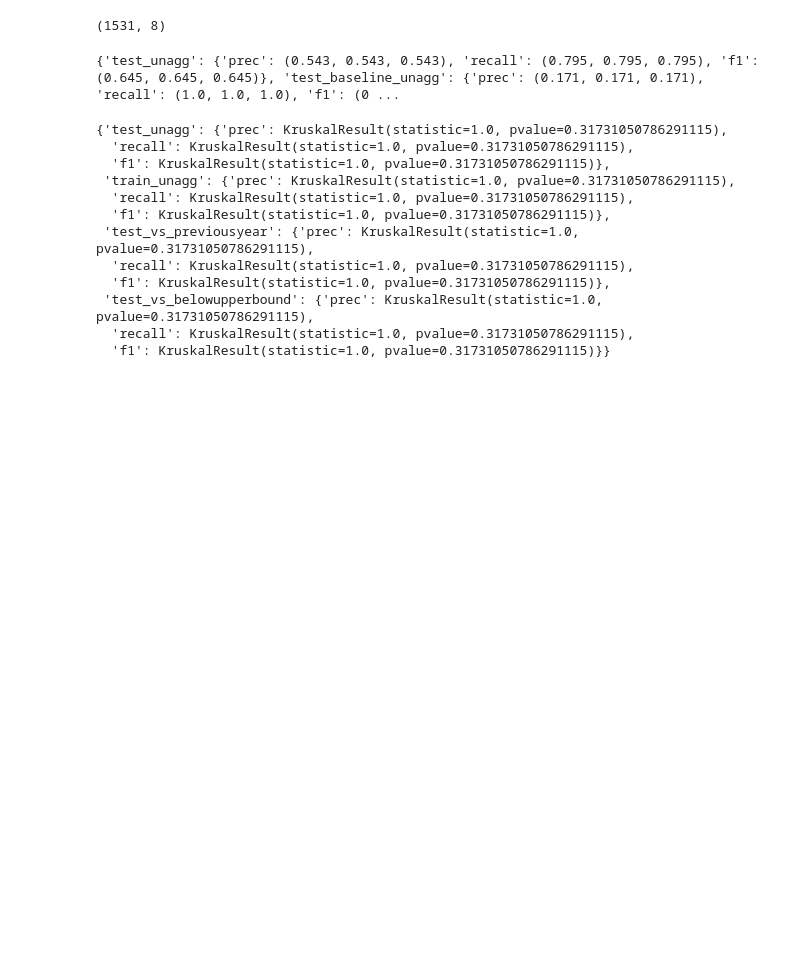
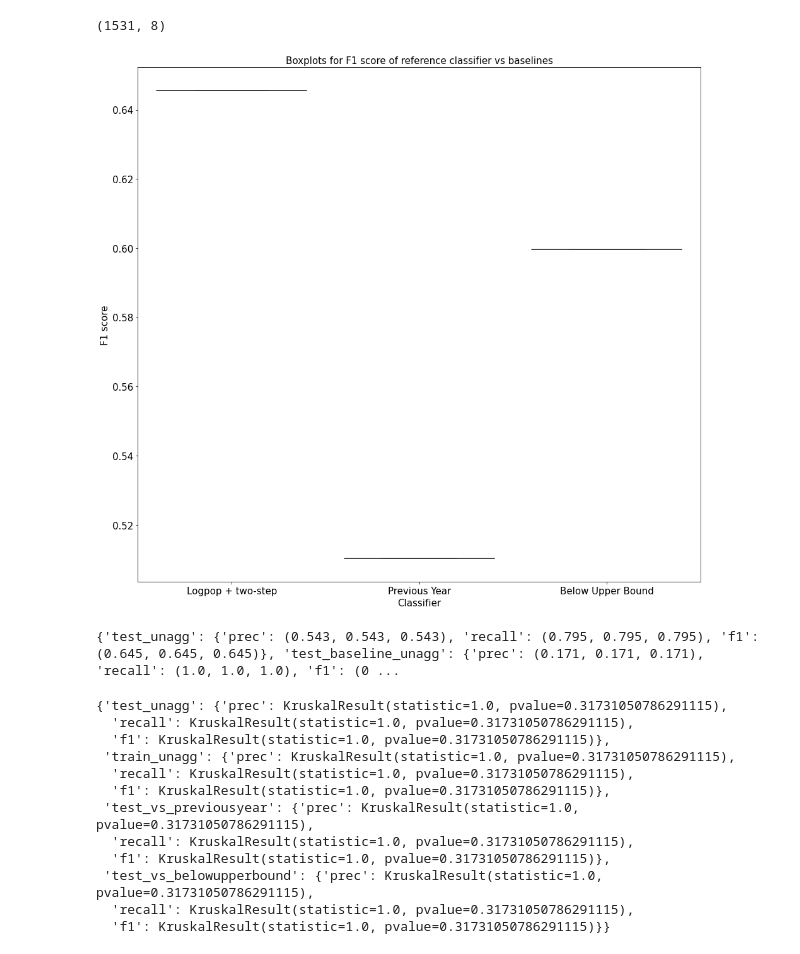
Before and after one commit to RamtinYazdanian/job_skill_trend_analysis, a Jupyter notebook: notebooks/emerging_skill_analysis.ipynb, the cells around one changed output. Saved outputs shown, nothing was run; the diff lists cells and outputs as text; code cells hidden in the pictures; blank space fills up the shorter version.

```diff
--- a/notebooks/emerging_skill_analysis.ipynb
+++ b/notebooks/emerging_skill_analysis.ipynb
@@ -1433,6 +1346,31 @@ def compute_confidence_intervals_dict(eval_results, rounding=3):
         conf_int_dict = {eval_key: {score_key: tuple([round(x, 3) for x in conf_int_dict[eval_key][score_key]])
                                     for score_key in conf_int_dict[eval_key]} for eval_key in conf_int_dict}
     return conf_int_dict
+
+def plot_conf_interval(eval_results):
+    lists_dict = {eval_key:[x[eval_key] for x in eval_results.values()] for eval_key in evals[1].keys()}
+    conf_int_dict = [[(eval_key,x[2]) for x in lists_dict[eval_key]] for eval_key in lists_dict]
+    conf_int_dict = list(chain.from_iterable(conf_int_dict))
+    df = pd.DataFrame({'Classifier': [x[0] for x in conf_int_dict], 'F1': [x[1] for x in conf_int_dict]})
+    map_dict = {'test_unagg': 'Logpop + two-step',
+                'belowupperbound': 'Below Upper Bound',
+                'previousyear': 'Previous Year'}
+    df = df.loc[df.Classifier.apply(lambda x: x in map_dict)]
+    df['Classifier'] = df['Classifier'].apply(lambda x: map_dict[x])
+
+    plt.figure(figsize=(16,15))
+    sns.boxplot(x='Classifier', y='F1', data=df)
+    fs = 15
+    plt.xlabel('Classifier',fontsize=fs)
+    plt.ylabel('F1 score',fontsize=fs)
+    plt.title('Boxplots for F1 score of reference classifier vs baselines', fontsize=fs)
+    plt.xticks(fontsize=fs)
+    plt.yticks(fontsize=fs)
+    plt.show()
+# %%
+plot_conf_interval(evals)
+# %% [output]
+[figure, added]
 # %%
 from scipy.stats import kruskal
 def add_small_random_noise(l):
```
Also changed, not shown: parts of 27 cells of this notebook, 1 other file.
